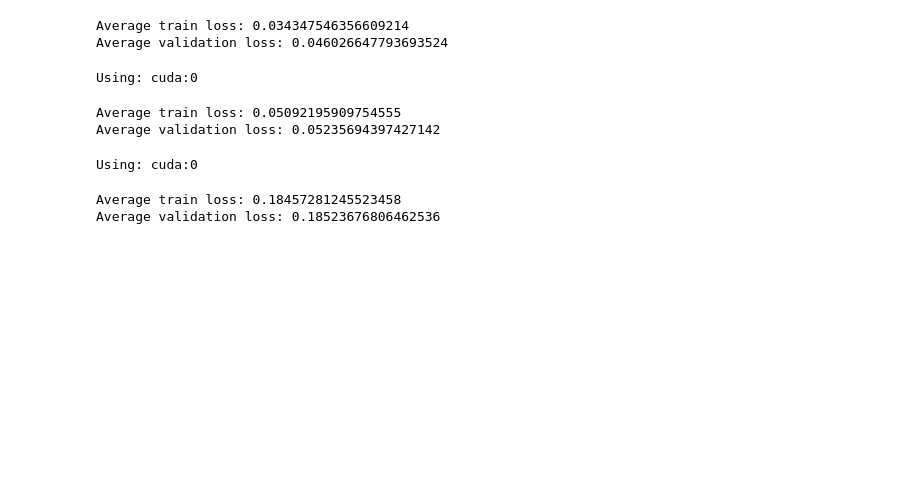
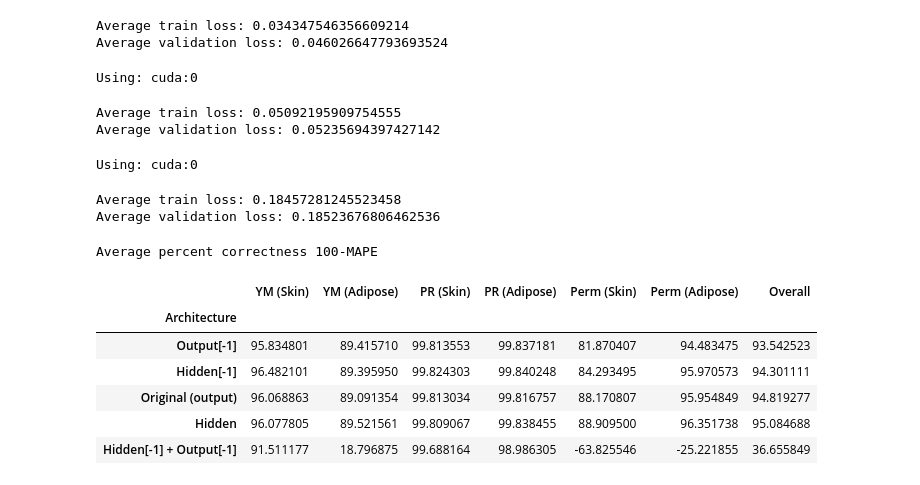
Before and after one commit to RobbieSoutham/SkinLearning, a Jupyter notebook: Notebooks/RNN outputs.ipynb, the cells around one changed output. Saved outputs shown, nothing was run; the diff lists cells and outputs as text; code cells hidden in the pictures; blank space fills up the shorter version.

```diff
--- a/Notebooks/RNN outputs.ipynb
+++ b/Notebooks/RNN outputs.ipynb
@@ -340,6 +340,45 @@ Average train loss: 0.05092195909754555
 Average validation loss: 0.05235694397427142
 # %%
 both = RNN_both()
+# %%
+def getParameterLoss(models, names, test_loader, scaler, output=False):
+    params = []
+    overall = []
+
+    # Run evaluation on all models
+    for model in models:
+        avg, ps, _, _ = test(test_loader, model, scaler)
+        overall.append(avg)
+        params.append(ps)
+
+    all_vals = np.array(params)
+    df = pd.DataFrame({
+        "Architecture": names,
+        "YM (Skin)": all_vals[:, 0],
+        "YM (Adipose)": all_vals[:, 1],
+        "PR (Skin)": all_vals[:, 2],
+        "PR (Adipose)": all_vals[:, 3],
+        "Perm (Skin)": all_vals[:, 4],
+        "Perm (Adipose)": all_vals[:, 5],
+        "Overall": overall
+    })
+
+    df = df.set_index("Architecture")
+
+    if print:
+        df = df.style.set_caption(
+            'Average percent correctness 100-MAPE').set_table_styles([{
+            'selector': 'caption',
+            'props': [
+                ('color', 'black'),
+                ('font-size', '16px'),
+                ('text-align', 'center')
+            ]
+        }])
+
+        display(df)
+    else:
+        return df
 # %%
 both_train_loss, both_val_loss =  train(train_loader, both, val_loader=test_loader, LR=0.0001, epochs=550)
 # %% [output]
@@ -347,4 +386,13 @@ Using: cuda:0
 Average train loss: 0.18457281245523458
 Average validation loss: 0.18523676806462536
 # %%
-df = getParameterLoss([out, hidden, orig, fh, both],["Output[-1]", "Hidden[-1]", "Original (output)", "Hidden", "Hidden[-1] + Output[-1]"])
+df = getParameterLoss([out, hidden, orig, fh, both],["Output[-1]", "Hidden[-1]", "Original (output)", "Hidden", "Hidden[-1] + Output[-1]"], test_loader, scaler)
+# %% [output]
+Average percent correctness 100-MAPE
+|  | YM (Skin) | YM (Adipose) | PR (Skin) | PR (Adipose) | Perm (Skin) | Perm (Adipose) | Overall |
+| Architecture |  |  |  |  |  |  |  |
+| Output[-1] | 95.834801 | 89.415710 | 99.813553 | 99.837181 | 81.870407 | 94.483475 | 93.542523 |
+| Hidden[-1] | 96.482101 | 89.395950 | 99.824303 | 99.840248 | 84.293495 | 95.970573 | 94.301111 |
+| Original (output) | 96.068863 | 89.091354 | 99.813034 | 99.816757 | 88.170807 | 95.954849 | 94.819277 |
+| Hidden | 96.077805 | 89.521561 | 99.809067 | 99.838455 | 88.909500 | 96.351738 | 95.084688 |
+| Hidden[-1] + Output[-1] | 91.511177 | 18.796875 | 99.688164 | 98.986305 | -63.825546 | -25.221855 | 36.655849 |
```
Also changed, not shown: parts of 10 cells of this notebook.
